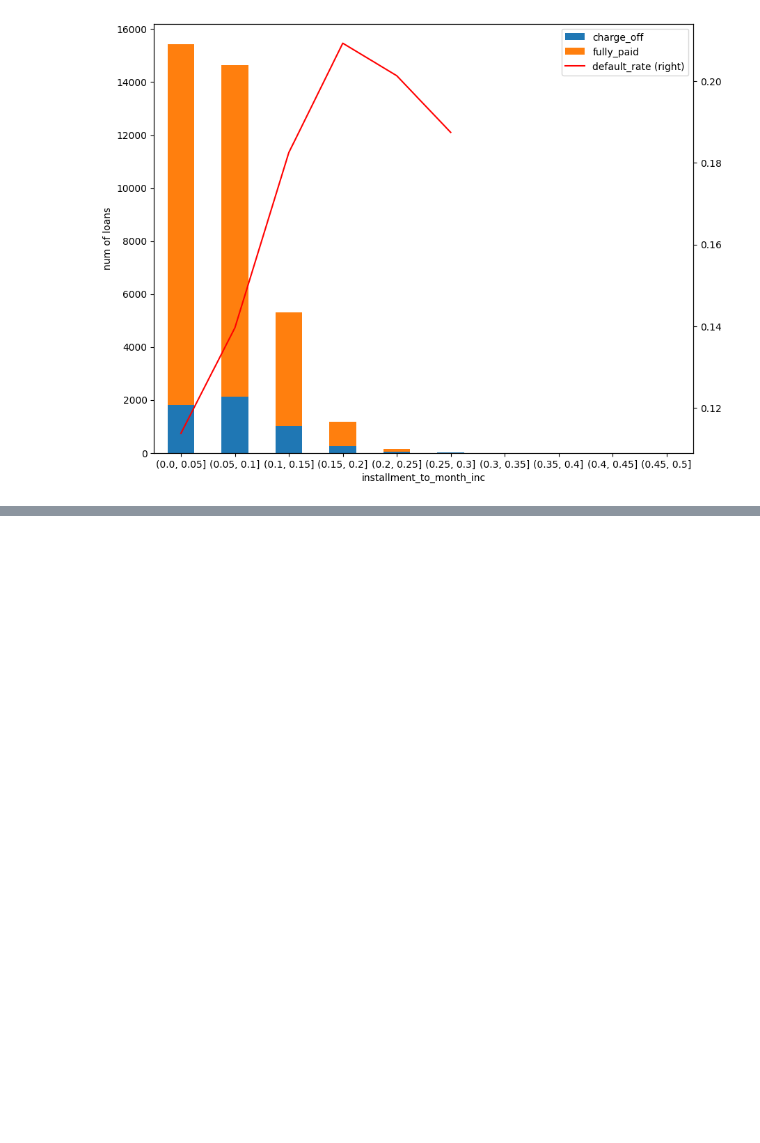
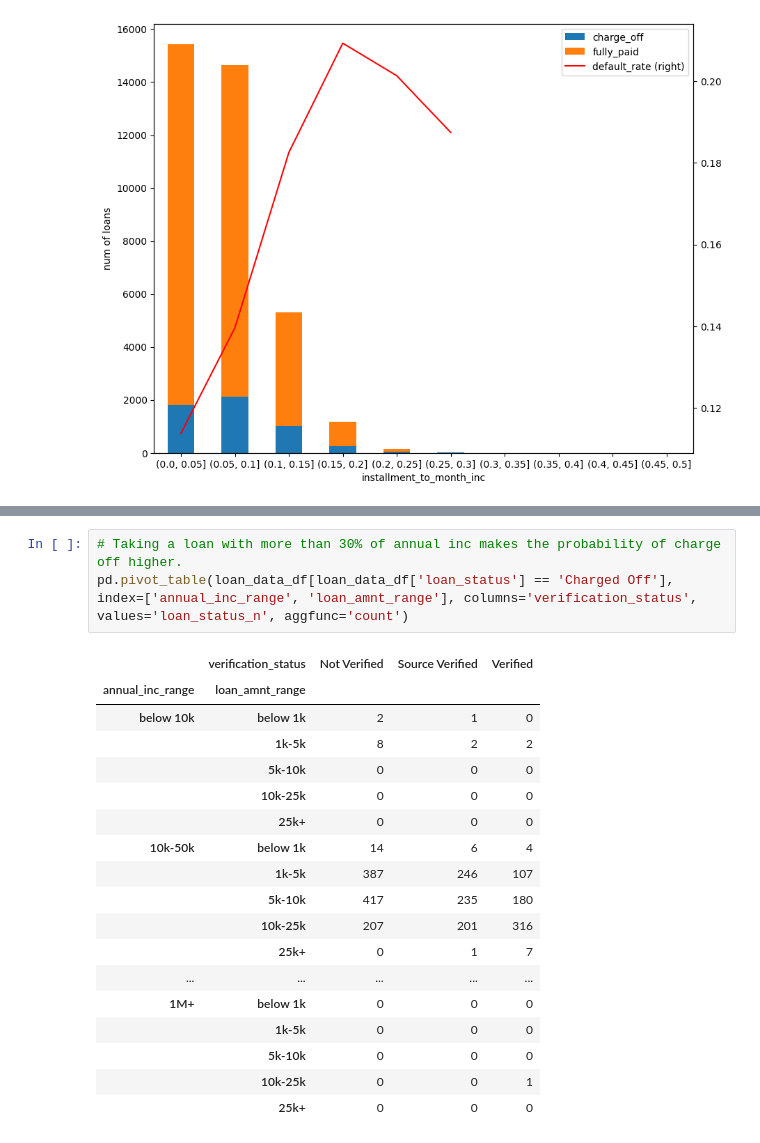
Before and after one commit to maniteja6799/lending_club_eda, a Jupyter notebook: CaseStudy_Loans_EDA.ipynb, the cells around one changed output, grey strips where cells are left out. Saved outputs shown, nothing was run; the diff lists cells and outputs as text; blank space fills up the shorter version.

Commit message:
feat: WIP: add some pivot tables

```diff
--- a/CaseStudy_Loans_EDA.ipynb
+++ b/CaseStudy_Loans_EDA.ipynb
@@ -455,0 +478,22 @@ loan_data_df.groupby(['installment_to_month_inc']).agg(default_rate=('loan_statu
+# %%
+# Taking a loan with more than 30% of annual inc makes the probability of charge off higher.
+pd.pivot_table(loan_data_df[loan_data_df['loan_status'] == 'Charged Off'], index=['annual_inc_range', 'loan_amnt_range'], columns='verification_status', values='loan_status_n', aggfunc='count')
+# %% [output]
+|  | verification_status | Not Verified | Source Verified | Verified |
+| annual_inc_range | loan_amnt_range |  |  |  |
+| below 10k | below 1k | 2 | 1 | 0 |
+|  | 1k-5k | 8 | 2 | 2 |
+|  | 5k-10k | 0 | 0 | 0 |
+|  | 10k-25k | 0 | 0 | 0 |
+|  | 25k+ | 0 | 0 | 0 |
+| 10k-50k | below 1k | 14 | 6 | 4 |
+|  | 1k-5k | 387 | 246 | 107 |
+|  | 5k-10k | 417 | 235 | 180 |
+|  | 10k-25k | 207 | 201 | 316 |
+|  | 25k+ | 0 | 1 | 7 |
+| ... | ... | ... | ... | ... |
+| 1M+ | below 1k | 0 | 0 | 0 |
+|  | 1k-5k | 0 | 0 | 0 |
+|  | 5k-10k | 0 | 0 | 0 |
+|  | 10k-25k | 0 | 0 | 1 |
+|  | 25k+ | 0 | 0 | 0 |
```
Also changed, not shown: parts of 3 cells of this notebook.
